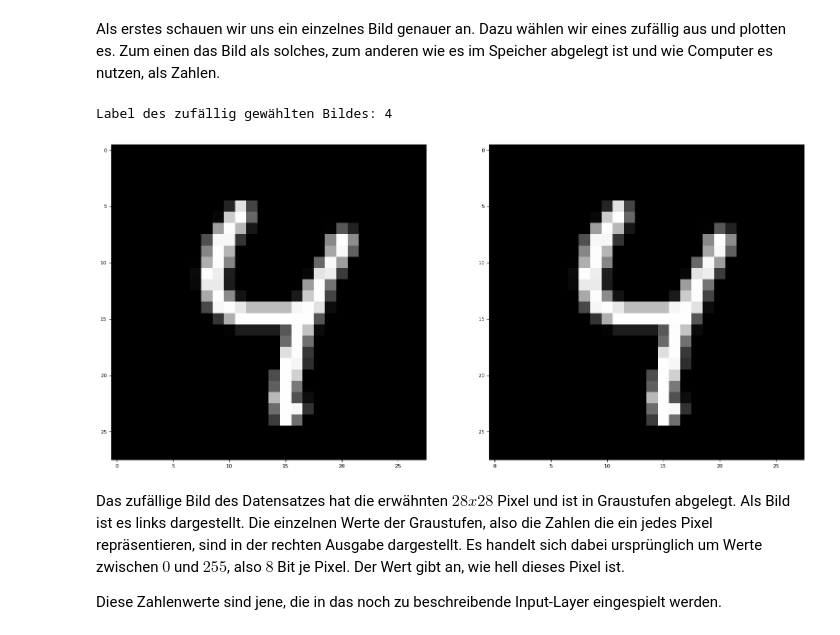
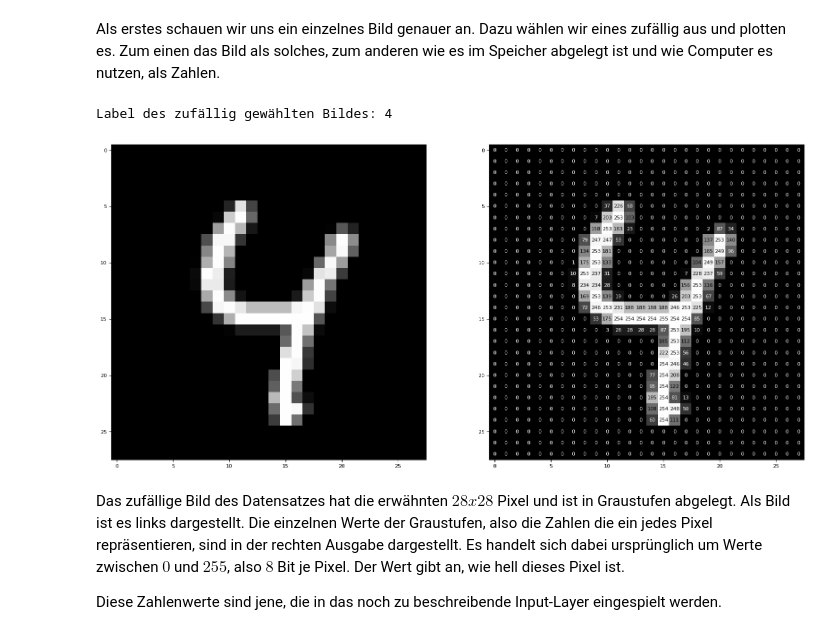
Before and after one commit to gvtsch/christophkempkes.github.io, a Jupyter notebook: _jupyter/2024-04-01-Neuronale Netze am Beispiel MNIST.ipynb, the cells around one changed output. Drawn from its saved outputs; the diff is of its cells as text; code cells hidden in the pictures.

Commit message:
Corrected plot of digit example

```diff
--- a/_jupyter/2024-04-01-Neuronale Netze am Beispiel MNIST.ipynb
+++ b/_jupyter/2024-04-01-Neuronale Netze am Beispiel MNIST.ipynb
@@ -71,31 +71,31 @@ Als erstes schauen wir uns ein einzelnes Bild genauer an. Dazu wählen wir eines
 # %%
 # Show a random image
 plt.rcParams.update({'font.size':8})
 
 rnd = random.randint(0, random.randint(0, len(x_train)))
 img = x_train[rnd]
 ground_truth = y_train[rnd]
 
 plt.figure(figsize = (20, 10))
 plt.subplot(1,2,1)
 plt.imshow(img, cmap="gray")
 
 fig = plt.subplot(1,2,2)
 fig.imshow(img, cmap="gray")
 width, heigth = img.shape
 thrs = img.max()/2.5
 for x in range(width):
   for y in range(heigth):
     val = round(img[x][y], 2) if img[x][y] != 0 else 0
-    ax.annotate(str(val), xy = (y, x),
+    fig.annotate(str(val), xy = (y, x),
                 horizontalalignment = "center",
                 verticalalignment = "center",
                 color = "white" if img[x][y] < thrs else "black")
 
 print(f"Label des zufällig gewählten Bildes: {ground_truth}")
 # %% [output]
 Label des zufällig gewählten Bildes: 4
-[figure, old version]
+[figure, new version]
 # %% [markdown]
 Das zufällige Bild des Datensatzes hat die erwähnten $28x28$ Pixel und ist in Graustufen abgelegt. Als Bild ist es links dargestellt.
 Die einzelnen Werte der Graustufen, also die Zahlen die ein jedes Pixel repräsentieren, sind in der rechten Ausgabe dargestellt. Es handelt sich dabei ursprünglich um Werte zwischen $0$ und $255$, also $8$ Bit je Pixel.  Der Wert gibt an, wie hell dieses Pixel ist.
```
Also changed, not shown: parts of 4 cells of this notebook, 1 other file.
